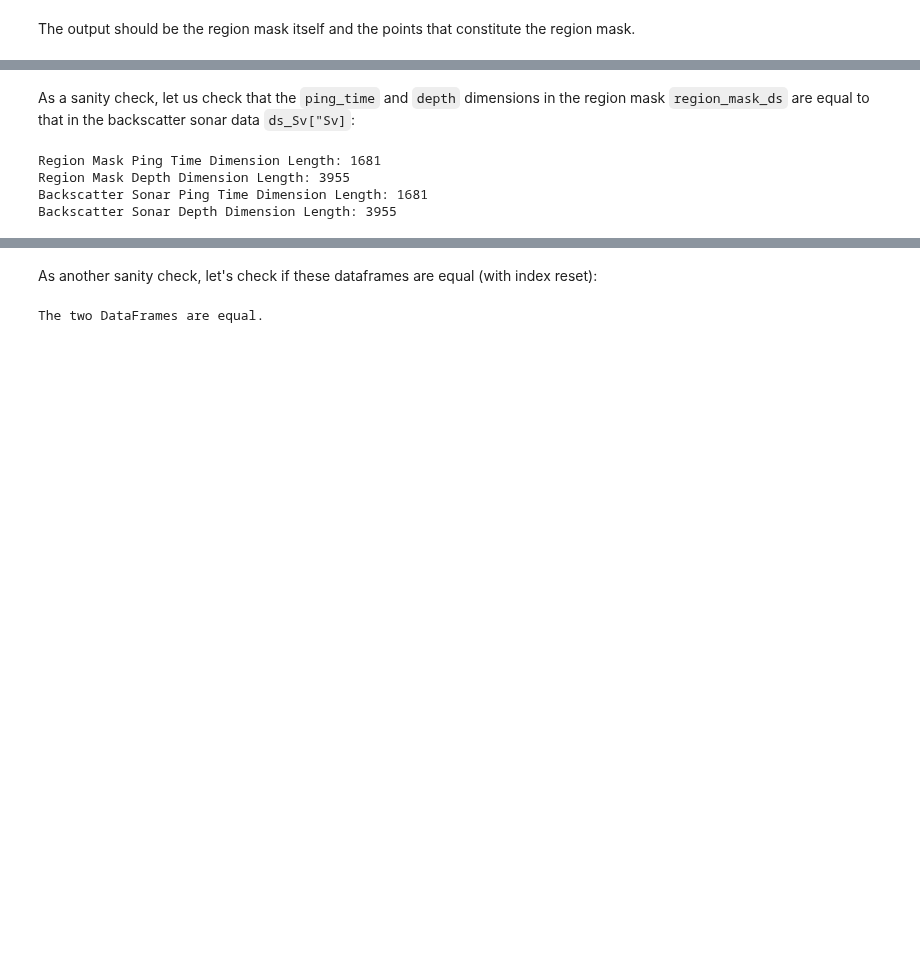
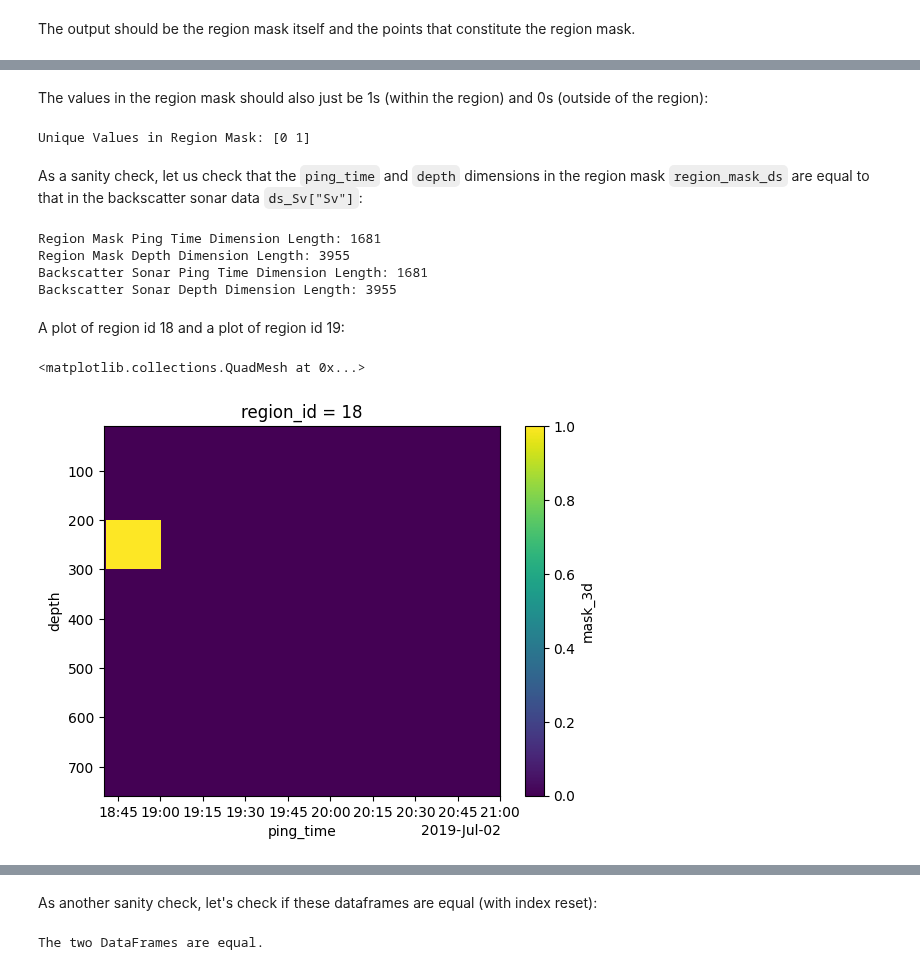
Before and after one commit to OSOceanAcoustics/echoregions, a Jupyter notebook: docs/source/Regions2D_functionality.ipynb, the cells around one changed output, grey strips where cells are left out. Drawn from its saved outputs; the diff is of its cells as text; code cells hidden in the pictures; blank space fills up the shorter version.

```diff
--- a/docs/source/Regions2D_functionality.ipynb
+++ b/docs/source/Regions2D_functionality.ipynb
@@ -149,6 +176,12 @@ Data variables:
     mask_3d      (region_id, depth, ping_time) int64 0 0 0 0 0 0 ... 0 0 0 0 0 0
+# %% [markdown]
+The values in the region mask should also just be 1s (within the region) and 0s (outside of the region):
+# %%
+print("Unique Values in Region Mask:", np.unique(region_mask_ds["mask_3d"].data))
+# %% [output]
+Unique Values in Region Mask: [0 1]
 # %% [markdown]
-As a sanity check, let us check that the `ping_time` and `depth` dimensions in the region mask `region_mask_ds` are equal to that in the backscatter sonar data `ds_Sv["Sv]`:
+As a sanity check, let us check that the `ping_time` and `depth` dimensions in the region mask `region_mask_ds` are equal to that in the backscatter sonar data `ds_Sv["Sv"]`:
 # %%
 print(
     "Region Mask Ping Time Dimension Length:",
@@ -171,3 +204,10 @@ Region Mask Ping Time Dimension Length: 1681
 Region Mask Depth Dimension Length: 3955
 Backscatter Sonar Ping Time Dimension Length: 1681
 Backscatter Sonar Depth Dimension Length: 3955
+# %% [markdown]
+A plot of region id 18 and a plot of region id 19:
+# %%
+region_mask_ds["mask_3d"].sel(region_id=18).plot(y="depth", yincrease=False)
+# %% [output]
+<matplotlib.collections.QuadMesh at 0x...>
+[figure, added]
```
Also changed, not shown: parts of 44 cells of this notebook, 8 other files.
